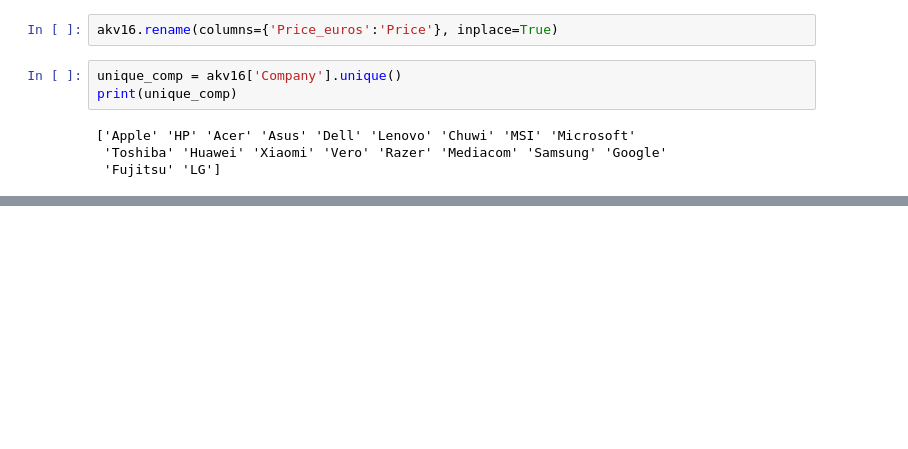
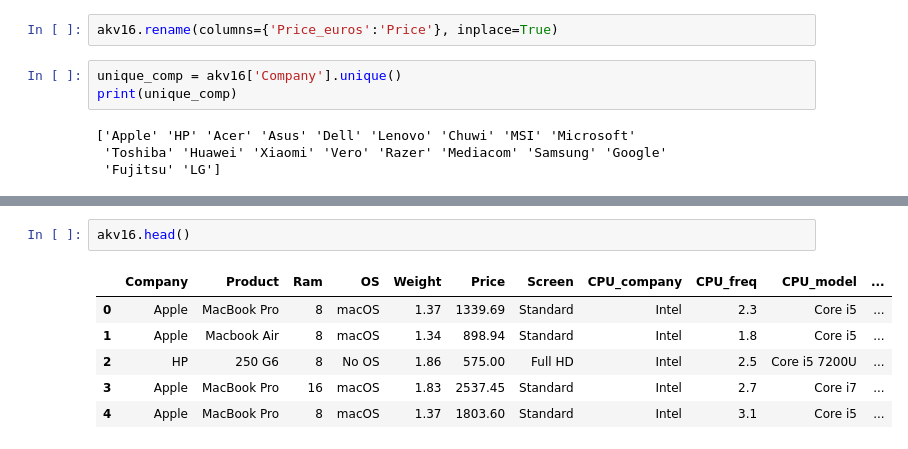
Before and after one commit to 1Vamshi0/Data-Insights-Dashboard, a Jupyter notebook: Laptop_sales.ipynb, the cells around one changed output, grey strips where cells are left out. Cells and saved outputs as stored; diff of their text form; blank space fills up the shorter version.

```diff
--- a/Laptop_sales.ipynb
+++ b/Laptop_sales.ipynb
@@ -58,0 +50,9 @@ plt.show()
+# %%
+akv16.head()
+# %% [output]
+|  | Company | Product | Ram | OS | Weight | Price | Screen | CPU_company | CPU_freq | CPU_model | ... |
+| 0 | Apple | MacBook Pro | 8 | macOS | 1.37 | 1339.69 | Standard | Intel | 2.3 | Core i5 | ... |
+| 1 | Apple | Macbook Air | 8 | macOS | 1.34 | 898.94 | Standard | Intel | 1.8 | Core i5 | ... |
+| 2 | HP | 250 G6 | 8 | No OS | 1.86 | 575.00 | Full HD | Intel | 2.5 | Core i5 7200U | ... |
+| 3 | Apple | MacBook Pro | 16 | macOS | 1.83 | 2537.45 | Standard | Intel | 2.7 | Core i7 | ... |
+| 4 | Apple | MacBook Pro | 8 | macOS | 1.37 | 1803.60 | Standard | Intel | 3.1 | Core i5 | ... |
```
Also changed, not shown: parts of 4 cells of this notebook, 3 other files.
